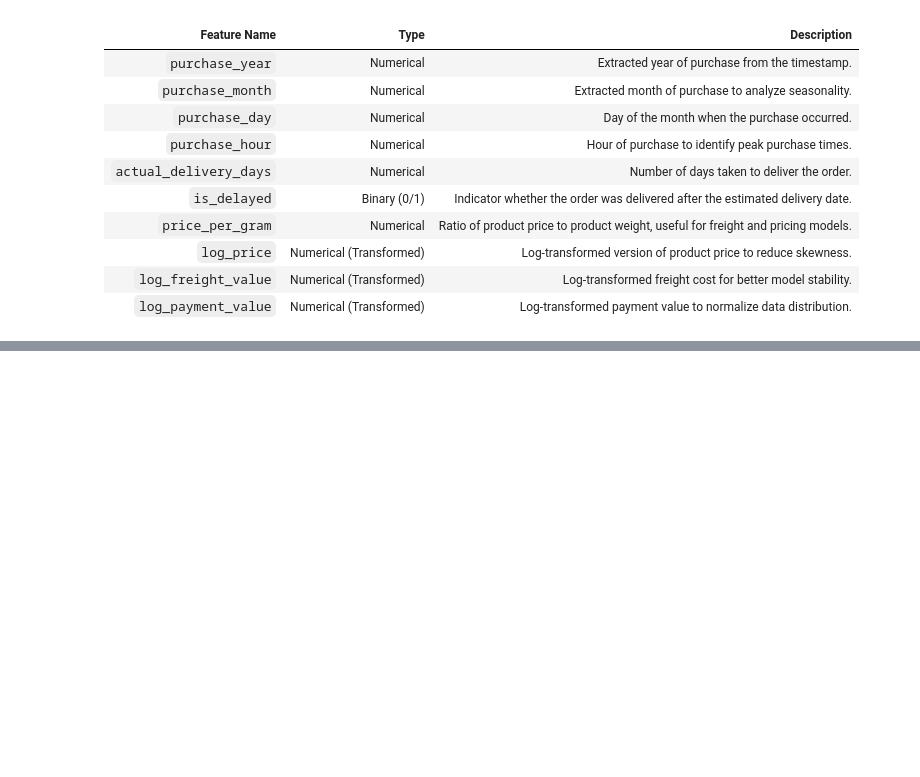
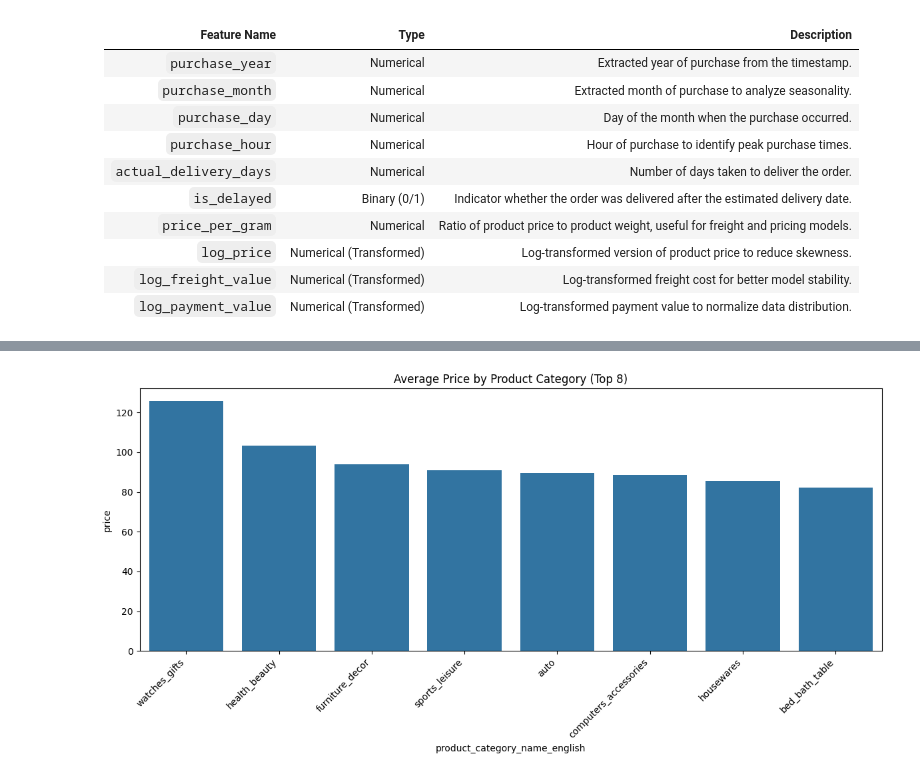
Before and after one commit to ibtj21/DSA2040A_DataMining_Group-6, a Jupyter notebook: notebooks/3_exploratory_analysis.ipynb, the cells around one changed output, grey strips where cells are left out. Saved outputs shown, nothing was run; the diff lists cells and outputs as text; code cells hidden in the pictures; blank space fills up the shorter version.

```diff
--- a/notebooks/3_exploratory_analysis.ipynb
+++ b/notebooks/3_exploratory_analysis.ipynb
@@ -709,0 +854,19 @@ df[['price', 'log_price', 'freight_value', 'log_freight_value']].head()
+# %%
+# Identify top 8 most frequent product categories
+top_cats = df['product_category_name_english'].value_counts().head(8).index
+
+# Filter dataset to include only those top categories
+df_top = df[df['product_category_name_english'].isin(top_cats)]
+
+# Sort categories by average price
+cat_order = df_top.groupby('product_category_name_english')['price'].mean().sort_values(ascending=False).index
+
+# Create barplot showing average price per top category
+plt.figure(figsize=(12,6))
+sns.barplot(x='product_category_name_english', y='price', data=df_top, estimator='mean', errorbar=None, order=cat_order)
+plt.title('Average Price by Product Category (Top 8)')
+plt.xticks(rotation=45, ha='right')  # Rotate labels for readability
+plt.tight_layout()
+plt.show()
+# %% [output]
+[figure, added]
```
Also changed, not shown: parts of 15 cells of this notebook.
